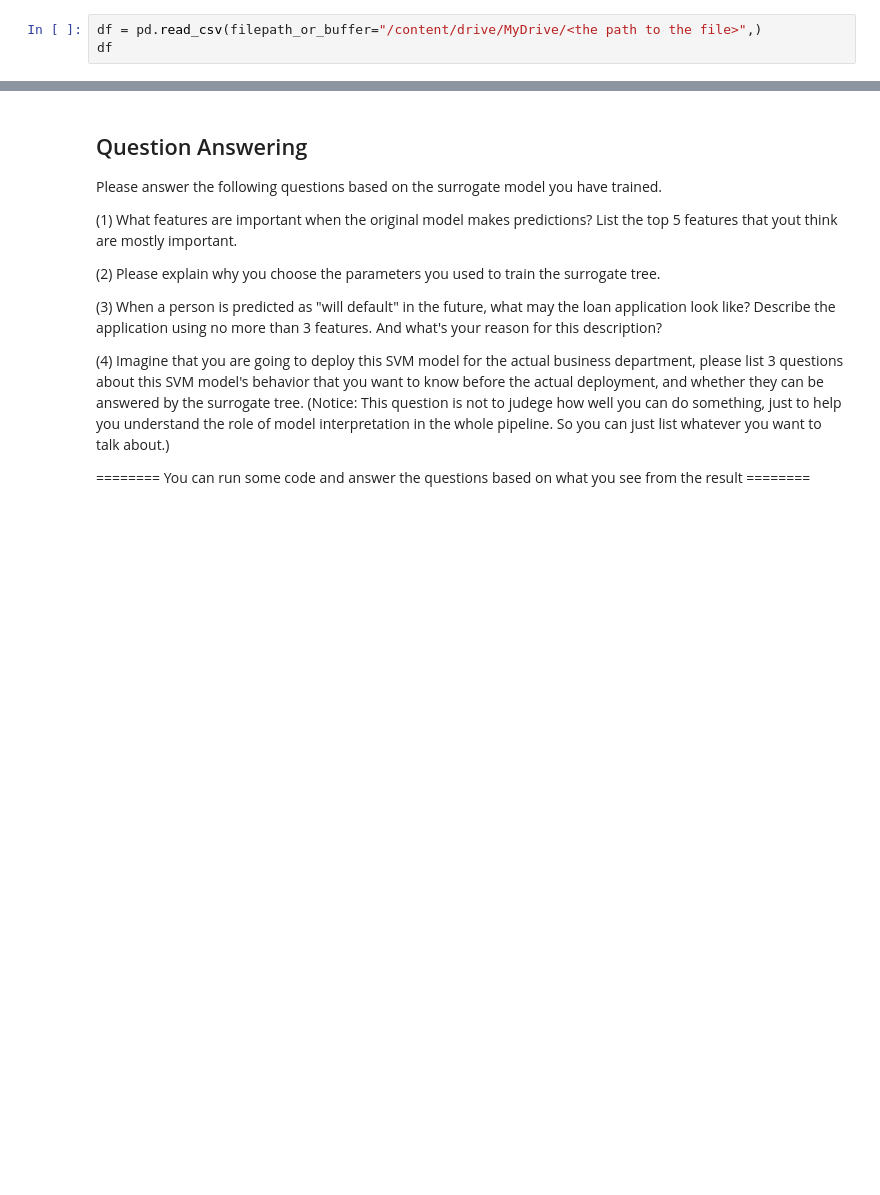
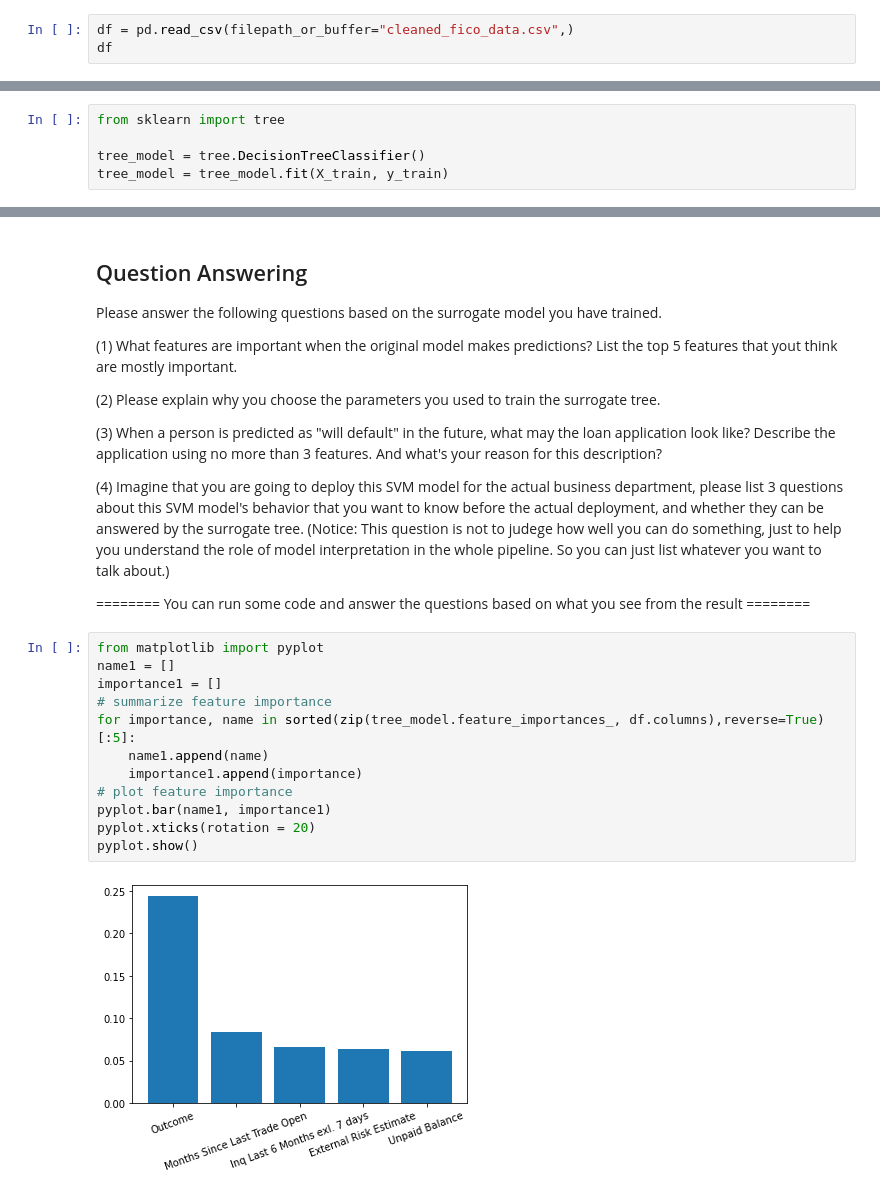
Before and after one commit to VishalShah1999/Visulization_ML, a Jupyter notebook: vs2530_HW5.ipynb, the cells around one changed output, grey strips where cells are left out. Drawn from its saved outputs; the diff is of its cells as text; blank space fills up the shorter version.

```diff
--- a/vs2530_HW5.ipynb
+++ b/vs2530_HW5.ipynb
@@ -28,5 +23,5 @@ Drive already mounted at /content/drive; to attempt to forcibly remount, call dr
 # %%
-df = pd.read_csv(filepath_or_buffer="/content/drive/MyDrive/<the path to the file>",)
+df = pd.read_csv(filepath_or_buffer="cleaned_fico_data.csv",)
 df
 # %% [output]
 |  | Outcome | External Risk Estimate | Months Since Oldest Trade Open | Months Since Last Trade Open | Average Months in File | ... |
@@ -70,3 +65,8 @@ We can use the original model input (`X_test`), and the model output (but not th
 
 
 Please include your surrogate model training code below. You can add or remove any code blocks.
+# %%
+from sklearn import tree
+
+tree_model = tree.DecisionTreeClassifier()
+tree_model = tree_model.fit(X_train, y_train)
@@ -87,3 +95,17 @@ Please answer the following questions based on the surrogate model you have trai
 
 
 ======== You can run some code and answer the questions based on what you see from the result ========
+# %%
+from matplotlib import pyplot
+name1 = []
+importance1 = []
+# summarize feature importance
+for importance, name in sorted(zip(tree_model.feature_importances_, df.columns),reverse=True)[:5]:
+    name1.append(name)
+    importance1.append(importance)
+# plot feature importance
+pyplot.bar(name1, importance1)
+pyplot.xticks(rotation = 20)
+pyplot.show()
+# %% [output]
+[figure, added]
```
Also changed, not shown: parts of 3 cells of this notebook.
